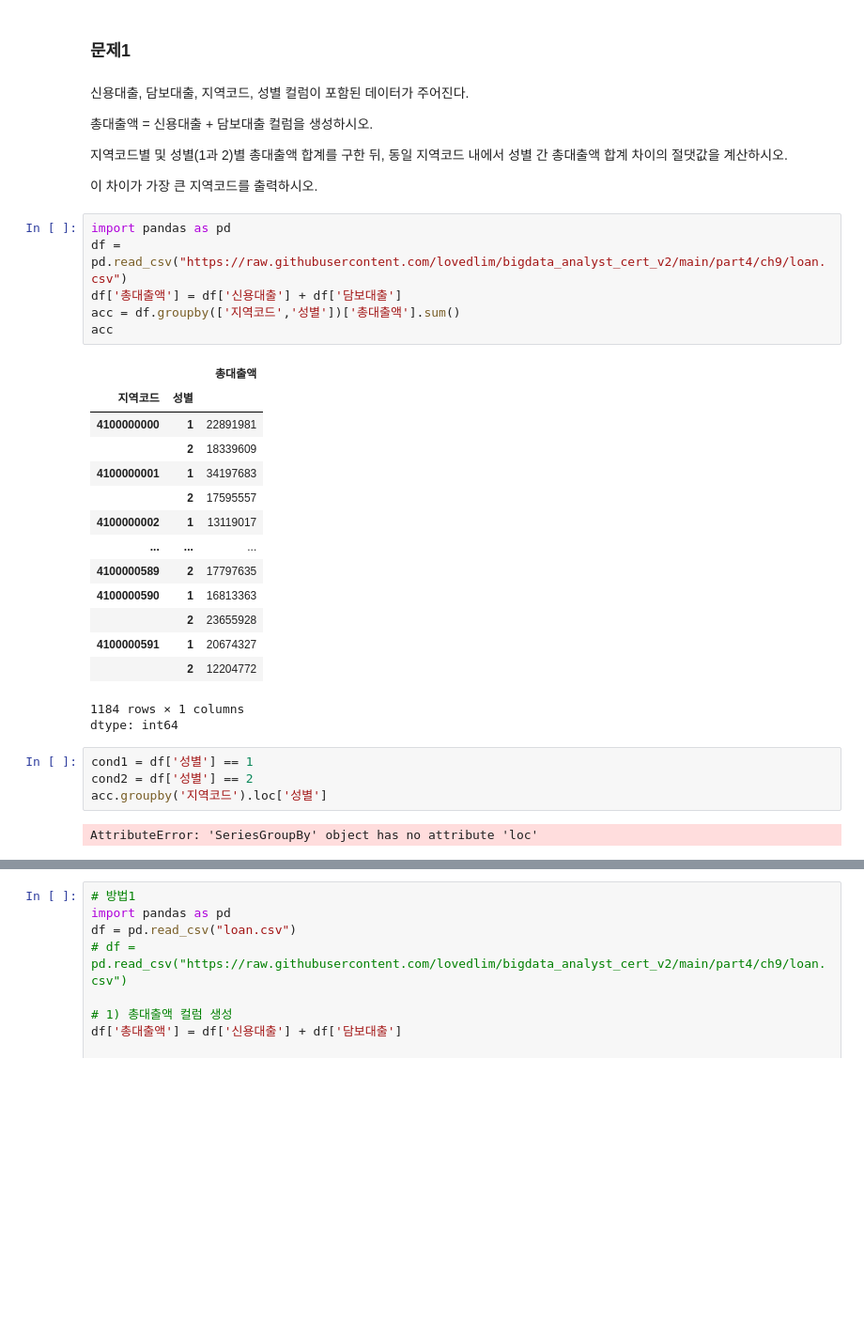
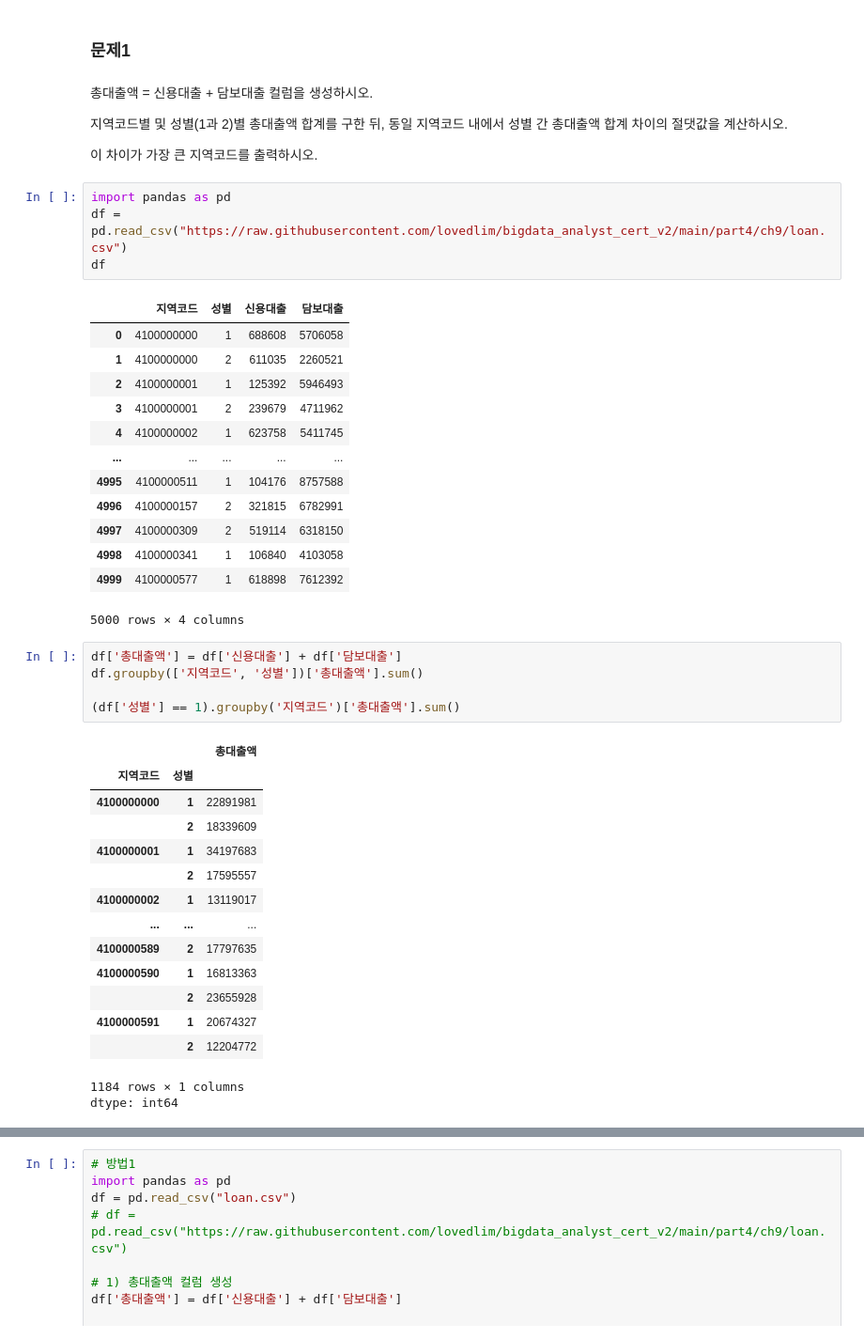
Before and after one commit to sohyun23/Big-Data-Analysis-, a Jupyter notebook: part4/ch9/p9_type1.ipynb, the cells around one changed output, grey strips where cells are left out. Shown at 94% size. Cells and saved outputs as stored; diff of their text form; blank space fills up the shorter version.

```diff
--- a/part4/ch9/p9_type1.ipynb
+++ b/part4/ch9/p9_type1.ipynb
@@ -5,7 +5,7 @@
 # %% [markdown]
 ### 문제1
 # %% [markdown]
-신용대출, 담보대출, 지역코드, 성별 컬럼이 포함된 데이터가 주어진다.
+
 
 총대출액 = 신용대출 + 담보대출 컬럼을 생성하시오.
 
@@ -15,28 +15,39 @@
 # %%
 import pandas as pd
 df = pd.read_csv("https://raw.githubusercontent.com/lovedlim/bigdata_analyst_cert_v2/main/part4/ch9/loan.csv")
-df['총대출액'] = df['신용대출'] + df['담보대출']
-acc = df.groupby(['지역코드','성별'])['총대출액'].sum()
-acc
+df
 # %% [output]
-|  |  | 총대출액 |
-| 지역코드 | 성별 |  |
-| 4100000000 | 1 | 22891981 |
-|  | 2 | 18339609 |
-| 4100000001 | 1 | 34197683 |
-|  | 2 | 17595557 |
-| 4100000002 | 1 | 13119017 |
-| ... | ... | ... |
-| 4100000589 | 2 | 17797635 |
-| 4100000590 | 1 | 16813363 |
-|  | 2 | 23655928 |
-| 4100000591 | 1 | 20674327 |
-|  | 2 | 12204772 |
+|  | 지역코드 | 성별 | 신용대출 | 담보대출 |
+| 0 | 4100000000 | 1 | 688608 | 5706058 |
+| 1 | 4100000000 | 2 | 611035 | 2260521 |
+| 2 | 4100000001 | 1 | 125392 | 5946493 |
+| 3 | 4100000001 | 2 | 239679 | 4711962 |
+| 4 | 4100000002 | 1 | 623758 | 5411745 |
+| ... | ... | ... | ... | ... |
+| 4995 | 4100000511 | 1 | 104176 | 8757588 |
+| 4996 | 4100000157 | 2 | 321815 | 6782991 |
+| 4997 | 4100000309 | 2 | 519114 | 6318150 |
+| 4998 | 4100000341 | 1 | 106840 | 4103058 |
+| 4999 | 4100000577 | 1 | 618898 | 7612392 |
-1184 rows × 1 columns
-dtype: int64
+5000 rows × 4 columns
-# %%
-cond1 = df['성별'] == 1
-cond2 = df['성별'] == 2
-acc.groupby('지역코드').loc['성별']
-# %% [output]
-AttributeError: 'SeriesGroupBy' object has no attribute 'loc'
+# %%
+df['총대출액'] = df['신용대출'] + df['담보대출']
+df.groupby(['지역코드', '성별'])['총대출액'].sum()
+
+(df['성별'] == 1).groupby('지역코드')['총대출액'].sum()
+# %% [output]
+|  |  | 총대출액 |
+| 지역코드 | 성별 |  |
+| 4100000000 | 1 | 22891981 |
+|  | 2 | 18339609 |
+| 4100000001 | 1 | 34197683 |
+|  | 2 | 17595557 |
+| 4100000002 | 1 | 13119017 |
+| ... | ... | ... |
+| 4100000589 | 2 | 17797635 |
+| 4100000590 | 1 | 16813363 |
+|  | 2 | 23655928 |
+| 4100000591 | 1 | 20674327 |
+|  | 2 | 12204772 |
+1184 rows × 1 columns
+dtype: int64
```
Also changed, not shown: parts of 6 cells of this notebook.
